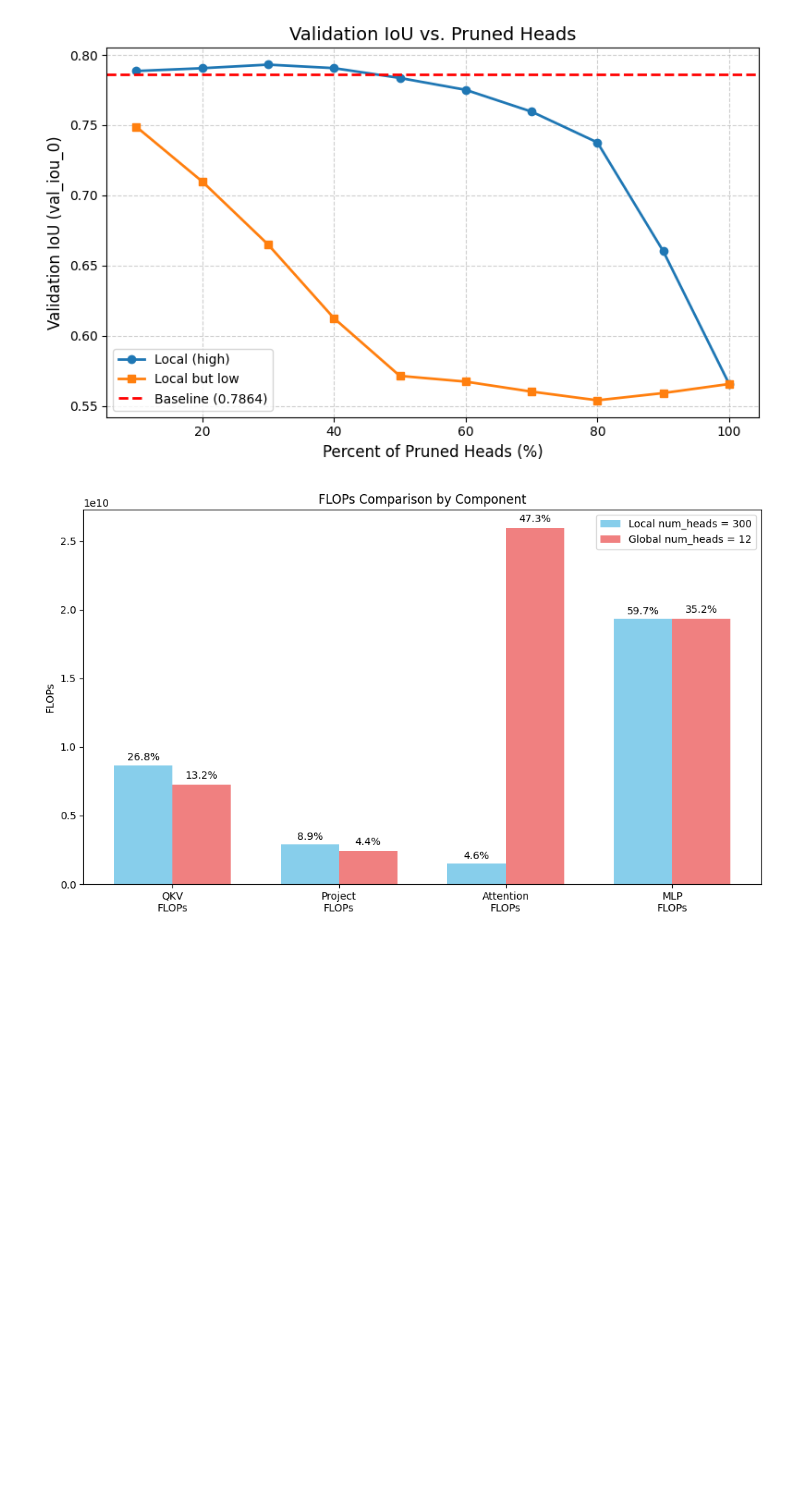
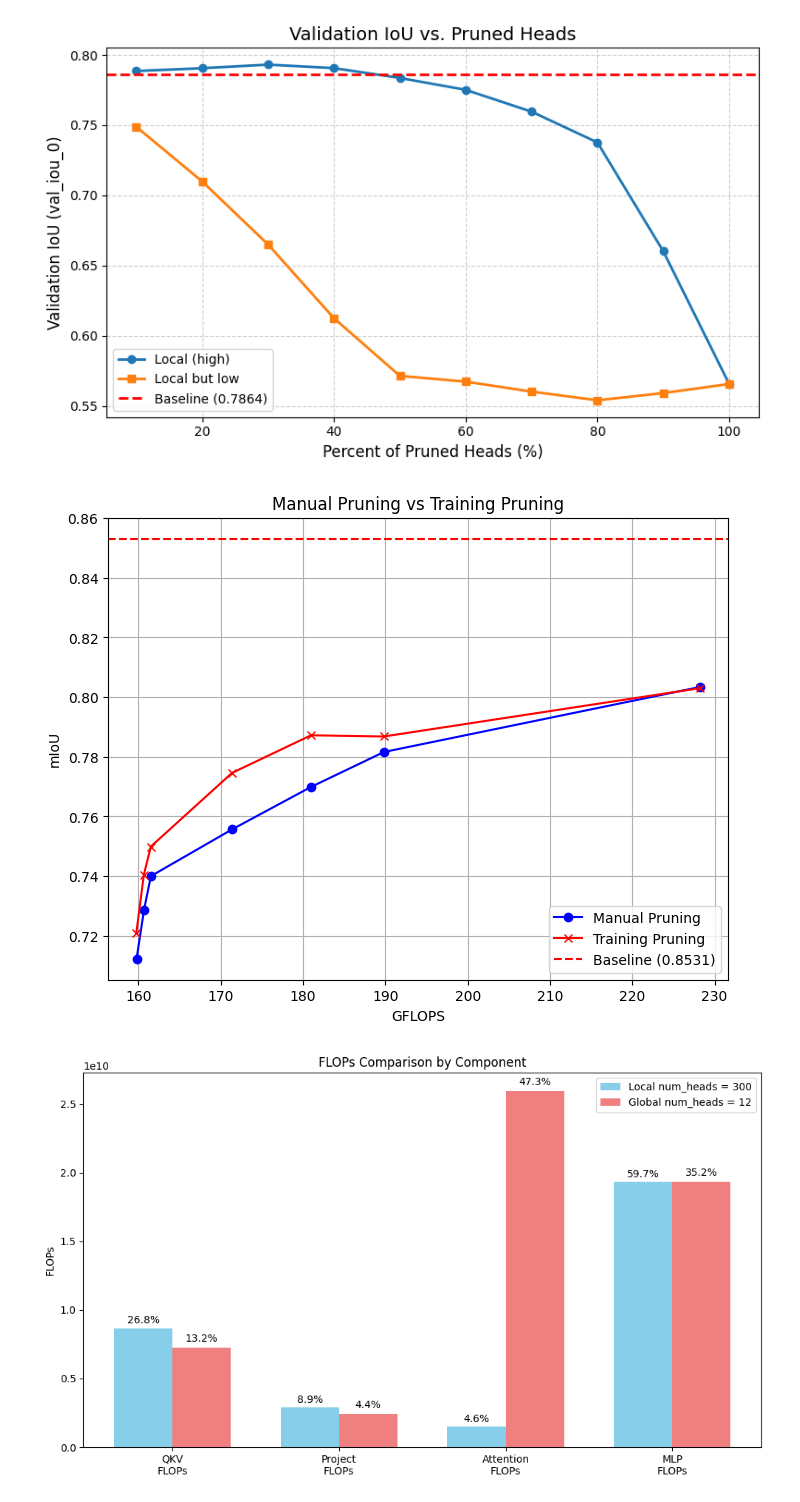
Before and after one commit to hchautran/SAM_Quantization, a Jupyter notebook: notebooks/plot.ipynb, the cells around one changed output. Saved outputs shown, nothing was run; the diff lists cells and outputs as text; code cells hidden in the pictures; blank space fills up the shorter version.

```diff
--- a/notebooks/plot.ipynb
+++ b/notebooks/plot.ipynb
@@ -45,6 +45,42 @@ plt.tight_layout()
 plt.show()
 # %% [output]
 [figure]
+# %%
+import matplotlib.pyplot as plt
+
+# Data for GFLOPS
+manual_gflops = [159.77, 160.68, 161.51, 171.4, 180.97, 189.82, 228.22]
+training_gflops = [159.74, 160.65, 161.5, 171.37, 180.96, 189.81, 228.22]
+
+# mIoU values
+manual_pruning_miou = [0.7123, 0.7288, 0.74, 0.7557, 0.7699, 0.7816, 0.8034]
+training_pruning_miou = [0.7209, 0.7404, 0.7499, 0.7746, 0.7872, 0.7868,  0.803]
+
+# Plotting
+plt.figure(figsize=(8,6))
+
+# Plot Manual Pruning
+plt.plot(manual_gflops, manual_pruning_miou, label='Manual Pruning', color='b', marker='o')
+
+# Plot Training Pruning
+plt.plot(training_gflops, training_pruning_miou, label='Training Pruning', color='r', marker='x')
+
+# Draw red baseline at y = 0.8531
+plt.axhline(y=0.8531, color='r', linestyle='--', label='Baseline (0.8531)')
+
+# Labels and title
+plt.xlabel('GFLOPS')
+plt.ylabel('mIoU')
+plt.title('Manual Pruning vs Training Pruning')
+
+# Legend
+plt.legend()
+
+# Show the plot
+plt.grid(True)
+plt.show()
+# %% [output]
+[figure, added]
 # %%
 import matplotlib.pyplot as plt
 import numpy as np
```
Also changed, not shown: 15 other files.
